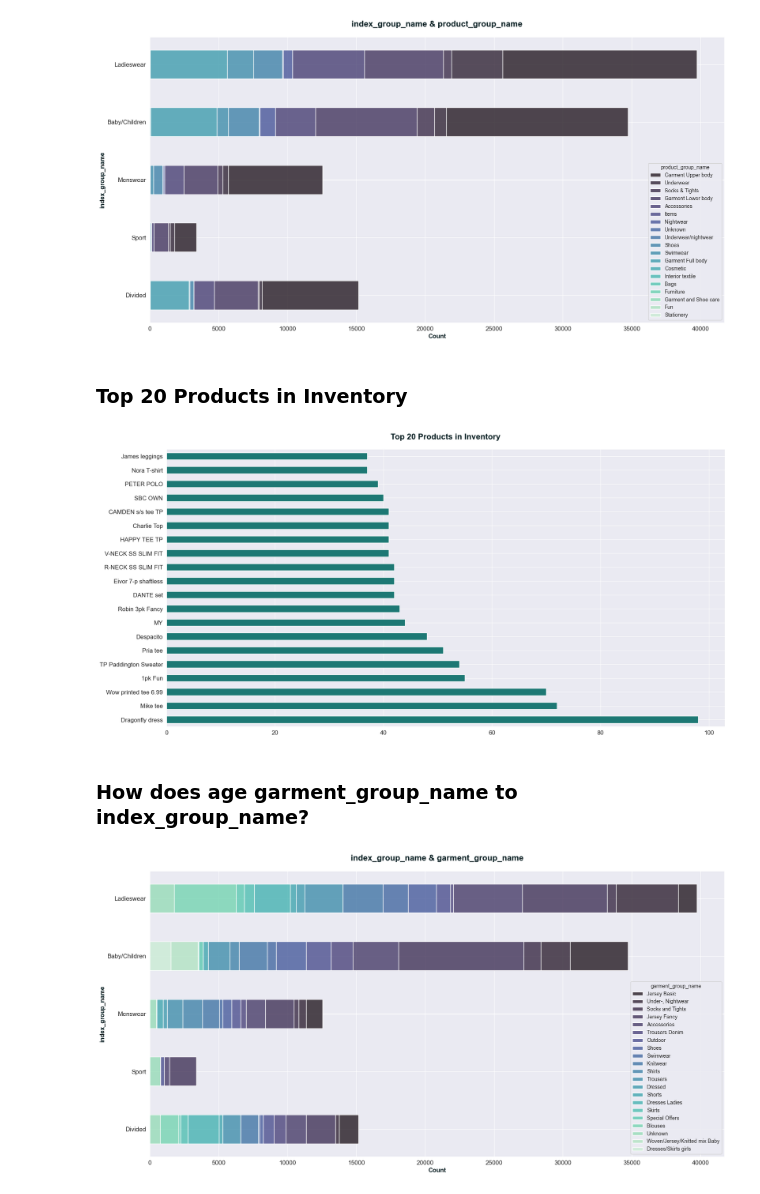
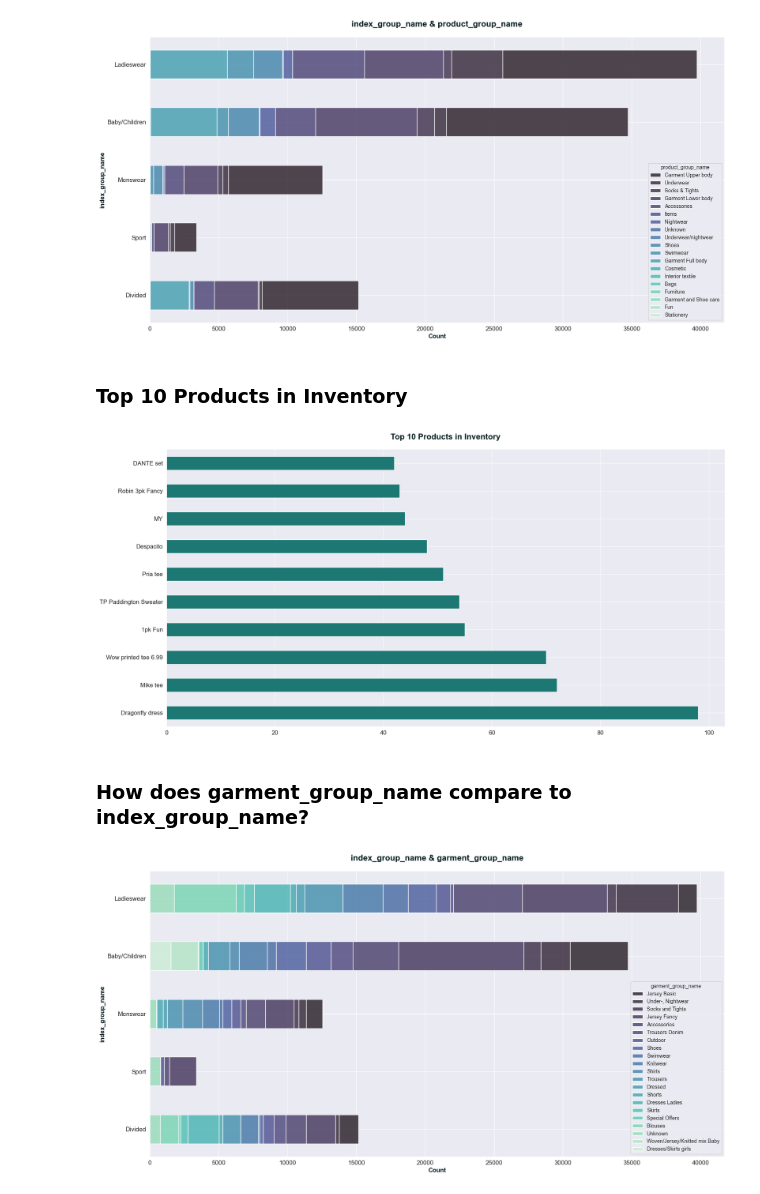
Before and after one commit to gloriahwoang/EcommerceRecSys, a Jupyter notebook: code/EDA.ipynb, the cells around one changed output. Drawn from its saved outputs; the diff is of its cells as text; code cells hidden in the pictures.

```diff
--- a/code/EDA.ipynb
+++ b/code/EDA.ipynb
@@ -135,17 +135,17 @@ fig.show()
 # %% [output]
 [figure]
 # %% [markdown]
-### Top 20 Products in Inventory
+### Top 10 Products in Inventory
 # %%
 fig = plt.figure(figsize=(20, 10))
-top20 = articles['prod_name'].value_counts(ascending=False)[:20].plot(kind='barh', color='#1D7874')
-plt.title('Top 20 Products in Inventory', fontsize=16, color="#071E22", pad=20, fontweight="bold")
+top100 = articles['prod_name'].value_counts(ascending=False)[:10].plot(kind='barh', color='#1D7874')
+plt.title('Top 10 Products in Inventory', fontsize=16, color="#071E22", pad=20, fontweight="bold")
 plt.tick_params(axis='both', which='major', labelsize=12)
 plt.show()
 # %% [output]
-[figure, old version]
+[figure, new version]
 # %% [markdown]
-### How does age garment_group_name to index_group_name?
+### How does garment_group_name compare to index_group_name?
 # %%
 fig = plt.figure(figsize=(20, 10))
 sns.histplot(data=articles, y='index_group_name', hue='garment_group_name', multiple='stack', shrink=.5, palette='mako')
```
Also changed, not shown: parts of 30 cells of this notebook, 3 other files.
